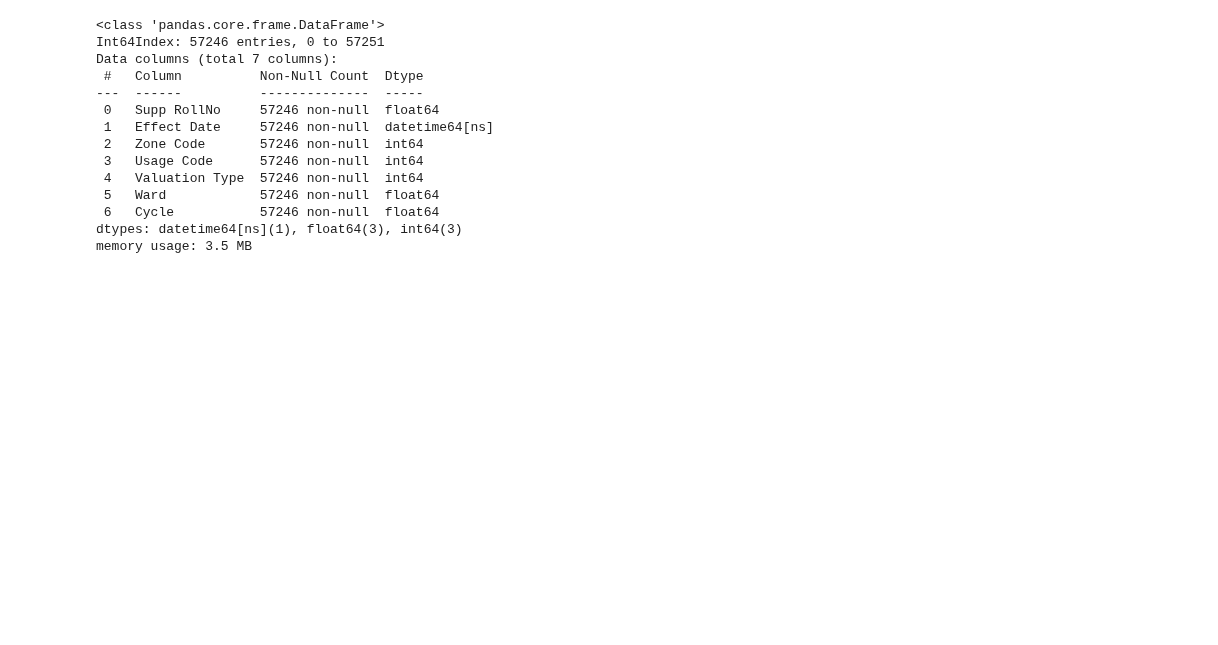
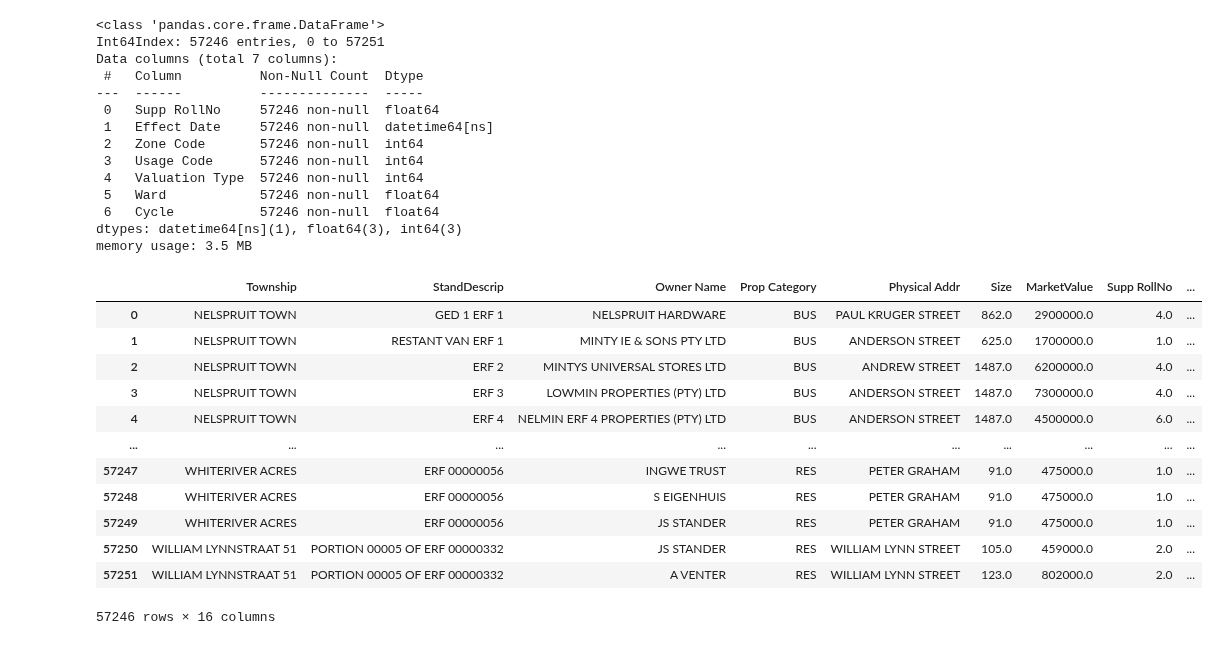
Before and after one commit to BongumusaSizwe/DAE_PROJECT, a Jupyter notebook: mini_project/Houses/Untitled.ipynb, the cells around one changed output. Drawn from its saved outputs; the diff is of its cells as text; code cells hidden in the pictures; blank space fills up the shorter version.

```diff
--- a/mini_project/Houses/Untitled.ipynb
+++ b/mini_project/Houses/Untitled.ipynb
@@ -272,3 +272,21 @@ memory usage: 3.5 MB
 #Note that ERF is afrikaans and it means inherit
 #Restant mean remaining when translated from afrikaans to english
 #Restant van Erf therefore means remaing of land
+# %%
+df = pd.DataFrame()
+df = data_new.copy()
+df
+# %% [output]
+|  | Township | StandDescrip | Owner Name | Prop Category | Physical Addr | Size | MarketValue | Supp RollNo | ... |
+| 0 | NELSPRUIT TOWN | GED 1 ERF 1 | NELSPRUIT HARDWARE | BUS | PAUL KRUGER STREET | 862.0 | 2900000.0 | 4.0 | ... |
+| 1 | NELSPRUIT TOWN | RESTANT VAN ERF 1 | MINTY IE & SONS PTY LTD | BUS | ANDERSON STREET | 625.0 | 1700000.0 | 1.0 | ... |
+| 2 | NELSPRUIT TOWN | ERF 2 | MINTYS UNIVERSAL STORES LTD | BUS | ANDREW STREET | 1487.0 | 6200000.0 | 4.0 | ... |
+| 3 | NELSPRUIT TOWN | ERF 3 | LOWMIN PROPERTIES (PTY) LTD | BUS | ANDERSON STREET | 1487.0 | 7300000.0 | 4.0 | ... |
+| 4 | NELSPRUIT TOWN | ERF 4 | NELMIN ERF 4 PROPERTIES (PTY) LTD | BUS | ANDERSON STREET | 1487.0 | 4500000.0 | 6.0 | ... |
+| ... | ... | ... | ... | ... | ... | ... | ... | ... | ... |
+| 57247 | WHITERIVER ACRES | ERF 00000056 | INGWE TRUST | RES | PETER GRAHAM | 91.0 | 475000.0 | 1.0 | ... |
+| 57248 | WHITERIVER ACRES | ERF 00000056 | S EIGENHUIS | RES | PETER GRAHAM | 91.0 | 475000.0 | 1.0 | ... |
+| 57249 | WHITERIVER ACRES | ERF 00000056 | JS STANDER | RES | PETER GRAHAM | 91.0 | 475000.0 | 1.0 | ... |
+| 57250 | WILLIAM LYNNSTRAAT 51 | PORTION 00005 OF ERF 00000332 | JS STANDER | RES | WILLIAM LYNN STREET | 105.0 | 459000.0 | 2.0 | ... |
+| 57251 | WILLIAM LYNNSTRAAT 51 | PORTION 00005 OF ERF 00000332 | A VENTER | RES | WILLIAM LYNN STREET | 123.0 | 802000.0 | 2.0 | ... |
+57246 rows × 16 columns
```
Also changed, not shown: parts of 8 cells of this notebook, 6 other files.
